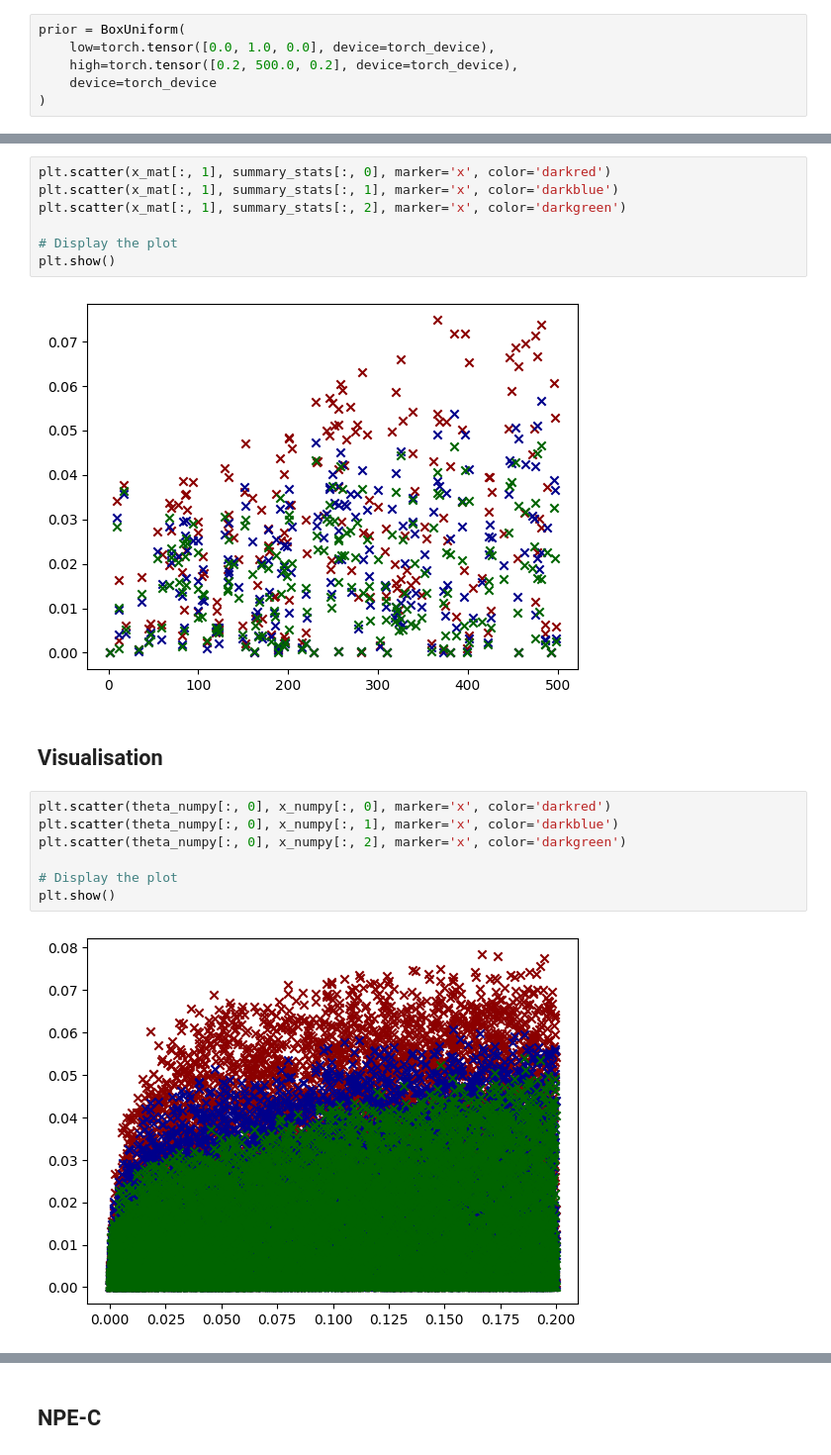
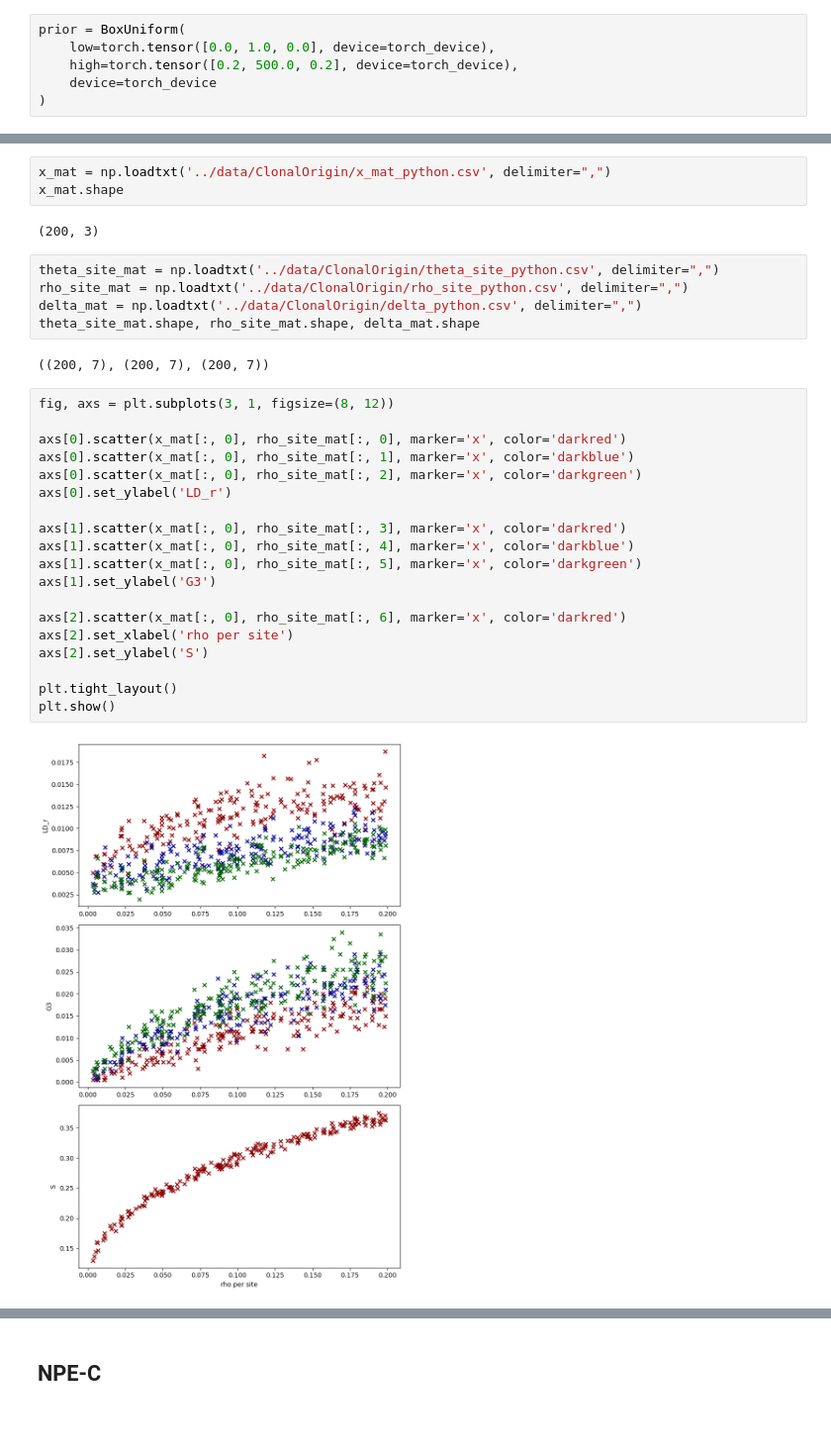
Before and after one commit to haochu-liu/likelihood-free, a Jupyter notebook: python/run_ClonalOrigin_sbi.ipynb, the cells around one changed output, grey strips where cells are left out. Shown at 99% size. Saved outputs shown, nothing was run; the diff lists cells and outputs as text; blank space fills up the shorter version.

Commit message:
load data for sbi

```diff
--- a/python/run_ClonalOrigin_sbi.ipynb
+++ b/python/run_ClonalOrigin_sbi.ipynb
@@ -82,20 +62,33 @@ tensor([[1.4161e-01, 5.7735e+01, 1.0255e-01],
-# %%
-plt.scatter(x_mat[:, 1], summary_stats[:, 0], marker='x', color='darkred')
-plt.scatter(x_mat[:, 1], summary_stats[:, 1], marker='x', color='darkblue')
-plt.scatter(x_mat[:, 1], summary_stats[:, 2], marker='x', color='darkgreen')
-
-# Display the plot
-plt.show()
-# %% [output]
-[figure, removed]
-# %% [markdown]
-## Visualisation
+# %%
+x_mat = np.loadtxt('../data/ClonalOrigin/x_mat_python.csv', delimiter=",")
+x_mat.shape
+# %% [output]
+(200, 3)
+# %%
+theta_site_mat = np.loadtxt('../data/ClonalOrigin/theta_site_python.csv', delimiter=",")
+rho_site_mat = np.loadtxt('../data/ClonalOrigin/rho_site_python.csv', delimiter=",")
+delta_mat = np.loadtxt('../data/ClonalOrigin/delta_python.csv', delimiter=",")
+theta_site_mat.shape, rho_site_mat.shape, delta_mat.shape
+# %% [output]
+((200, 7), (200, 7), (200, 7))
 # %%
-plt.scatter(theta_numpy[:, 0], x_numpy[:, 0], marker='x', color='darkred')
-plt.scatter(theta_numpy[:, 0], x_numpy[:, 1], marker='x', color='darkblue')
-plt.scatter(theta_numpy[:, 0], x_numpy[:, 2], marker='x', color='darkgreen')
+fig, axs = plt.subplots(3, 1, figsize=(8, 12))
 
-# Display the plot
+axs[0].scatter(x_mat[:, 0], rho_site_mat[:, 0], marker='x', color='darkred')
+axs[0].scatter(x_mat[:, 0], rho_site_mat[:, 1], marker='x', color='darkblue')
+axs[0].scatter(x_mat[:, 0], rho_site_mat[:, 2], marker='x', color='darkgreen')
+axs[0].set_ylabel('LD_r')
+
+axs[1].scatter(x_mat[:, 0], rho_site_mat[:, 3], marker='x', color='darkred')
+axs[1].scatter(x_mat[:, 0], rho_site_mat[:, 4], marker='x', color='darkblue')
+axs[1].scatter(x_mat[:, 0], rho_site_mat[:, 5], marker='x', color='darkgreen')
+axs[1].set_ylabel('G3')
+
+axs[2].scatter(x_mat[:, 0], rho_site_mat[:, 6], marker='x', color='darkred')
+axs[2].set_xlabel('rho per site')
+axs[2].set_ylabel('S')
+
+plt.tight_layout()
 plt.show()
 # %% [output]
-[figure, old version]
+[figure, new version]
```
Also changed, not shown: parts of 12 cells of this notebook.
